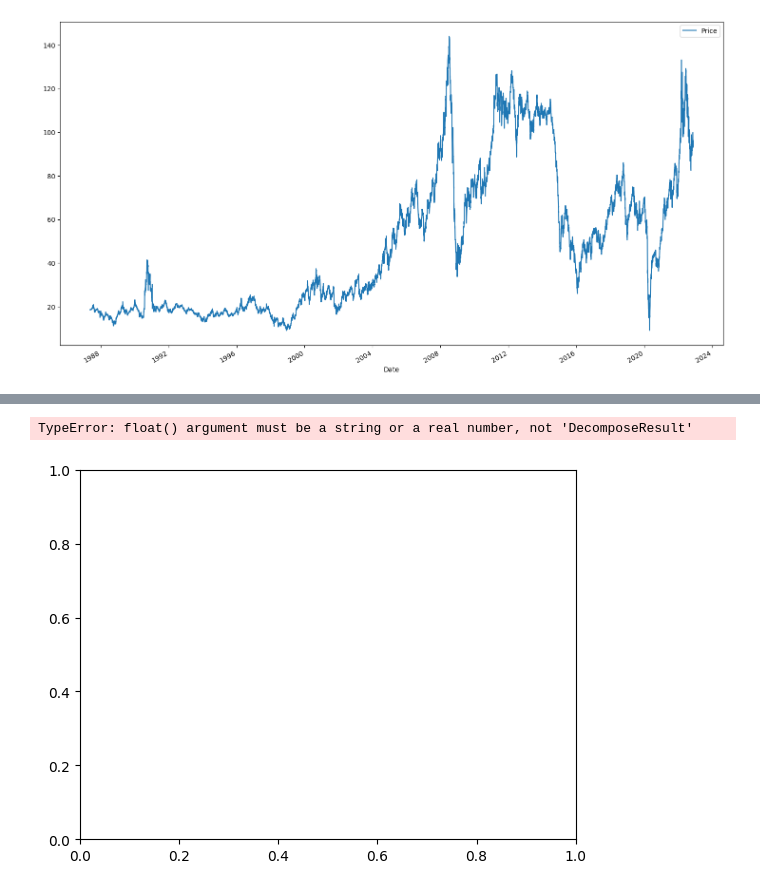
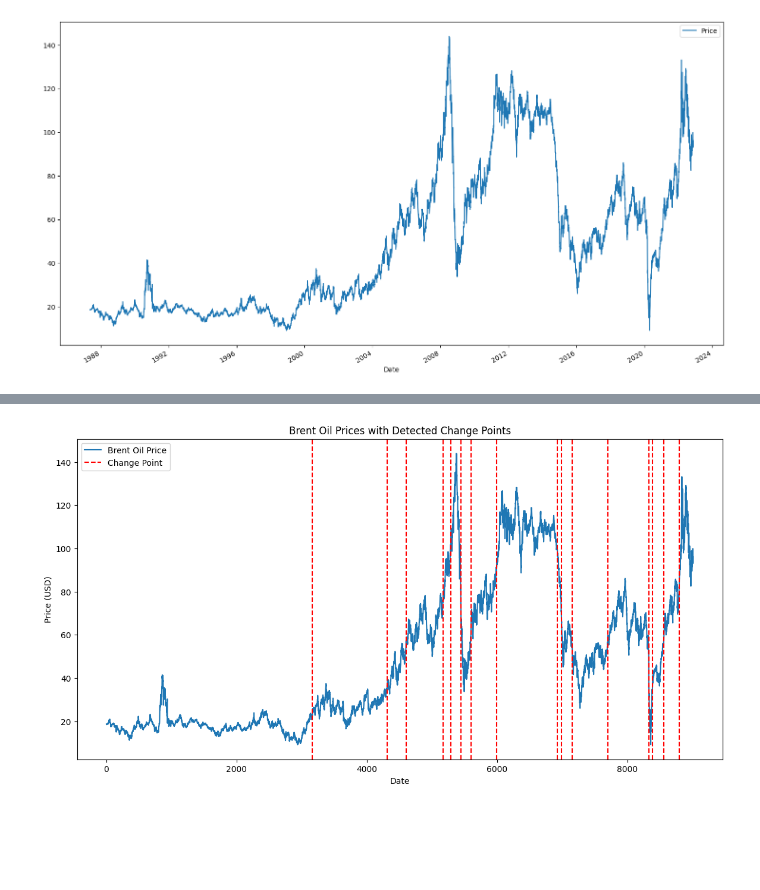
Before and after one commit to Leoul39/Brent-Oil-Analysis, a Jupyter notebook: notebooks/EDA.ipynb, the cells around one changed output, grey strips where cells are left out. Drawn from its saved outputs; the diff is of its cells as text; code cells hidden in the pictures; blank space fills up the shorter version.

```diff
--- a/notebooks/EDA.ipynb
+++ b/notebooks/EDA.ipynb
@@ -32,11 +48,24 @@ df.plot(x='Date',y='Price',figsize=(18,10))
+# %%
+import ruptures as rpt
+price_array = df['Price'].values
+model = "rbf"
+algo = rpt.Pelt(model=model).fit(price_array)
+change_points = algo.predict(pen=20)
+
+plt.figure(figsize=(14, 7))
+plt.plot(df.index, df['Price'], label='Brent Oil Price')
+for cp in change_points[:-1]:
+    plt.axvline(x=df.index[cp], color='red', linestyle='--', label='Change Point' if cp == change_points[0] else "")
+plt.xlabel('Date')
+plt.ylabel('Price (USD)')
+plt.title('Brent Oil Prices with Detected Change Points')
+plt.legend()
+plt.show()
+# %% [output]
+[figure, added]
 # %%
 df=df.set_index('Date')
 df.index = pd.to_datetime(df.index)
 df_monthly = df.resample('M').mean()
 # %%
 decomposition = seasonal_decompose(df_monthly, model='additive')
-# %%
-plt.plot(decomposition)
-# %% [output]
-TypeError: float() argument must be a string or a real number, not 'DecomposeResult'
-[figure, removed]
```
Also changed, not shown: parts of 2 cells of this notebook.
